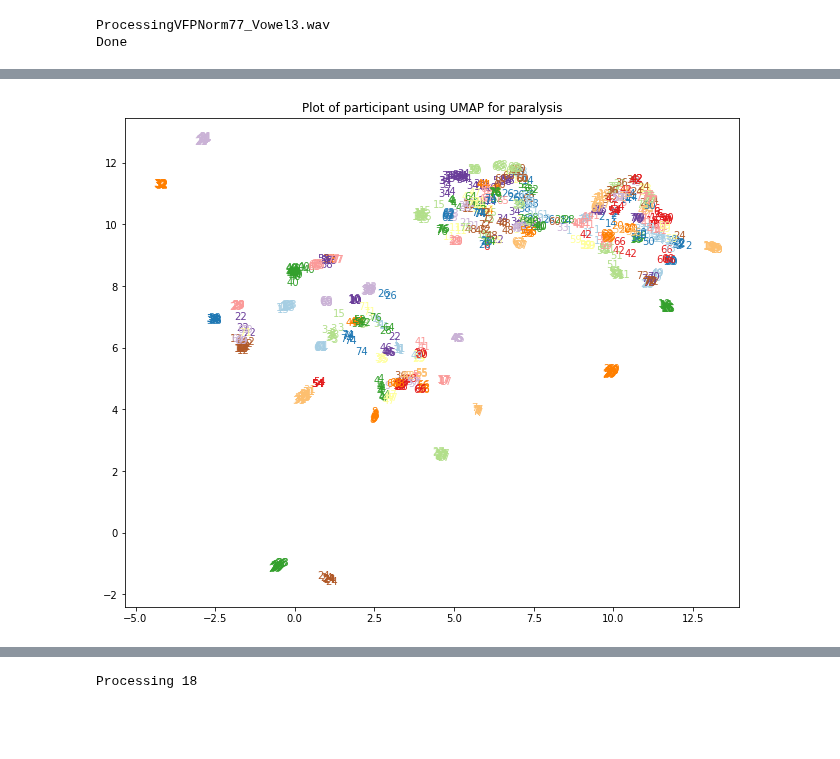
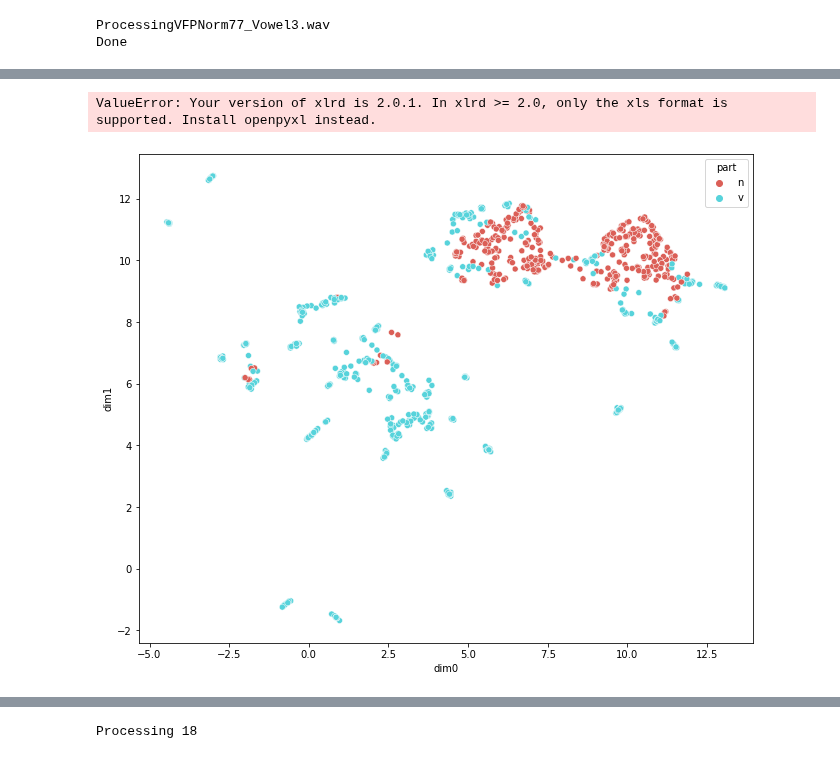
Before and after one commit to Rahul-Brito/infantvoice, a Jupyter notebook: pyannoteTest.ipynb, the cells around one changed output, grey strips where cells are left out. Saved outputs shown, nothing was run; the diff lists cells and outputs as text; code cells hidden in the pictures; blank space fills up the shorter version.

Commit message:
plotted just normals and by condition. tryna plot by sex now

```diff
--- a/pyannoteTest.ipynb
+++ b/pyannoteTest.ipynb
@@ -495,4 +465,18 @@ ValueError: The following variable cannot be assigned with wide-form data: `hue`
-# %%
-out = get_cluster_data(all_data['paralysis'], 'paralysis', 5, "euclidean")
-# %% [output]
-[figure, removed]
+# %%
+io = 'C:\\Users\\MrBrito\\Documents\\_Grad_School\\Rotations\\Satra\\egemaps_analysis\\vowel_identity\\VFP_DeidentifiedDemographics.xlsx'
+
+sex = pd.read_excel(io,header=0,index_col=[5,7])
+# %% [output]
+ValueError: Your version of xlrd is 2.0.1. In xlrd >= 2.0, only the xls format is supported. Install openpyxl instead.
+# %%
+colors=sns.color_palette("hls", 2)
+cmap = {'n': colors[0], 'v': colors[1]}
+
+df = out['paralysis']['x2d'].drop('c_part', axis=1)
+df['cpart'] = [cmap[z] for z in df['part'].str.slice(2)]
+
+fig, ax = plt.subplots(1, figsize=(11,9))
+sns.scatterplot(x=df.dim0, y=df.dim1, hue= df.part.str.slice(2), palette=colors)
+plt.show()
+# %% [output]
+[figure, added]
```
Also changed, not shown: parts of 6 cells of this notebook.
